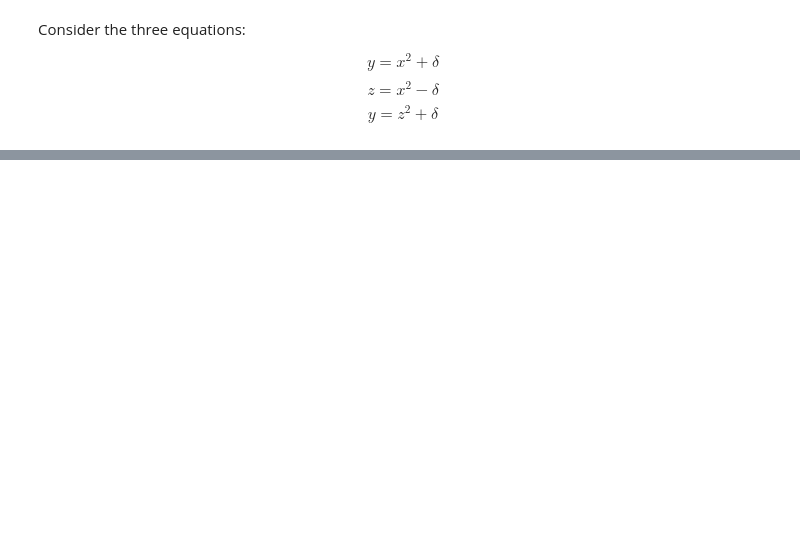
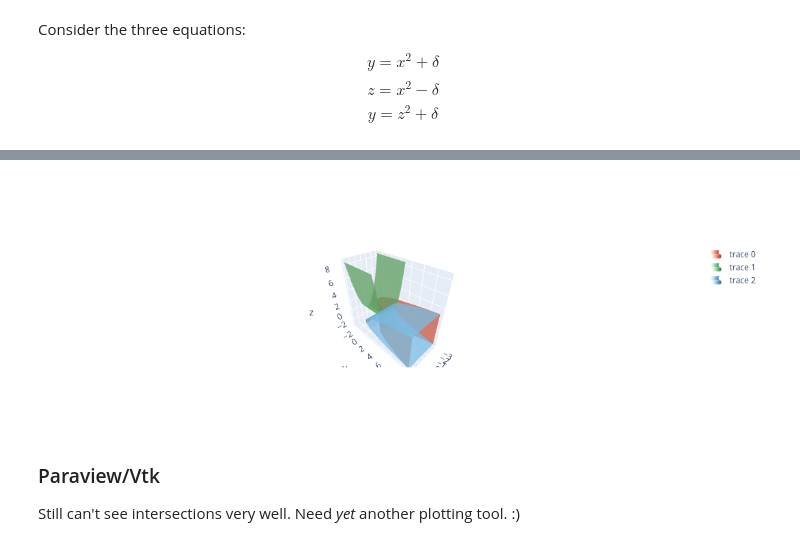
Before and after one commit to inducer/numerics-notes, a Jupyter notebook: demos/nonlinear/Three quadratic functions.ipynb, the cells around one changed output, grey strips where cells are left out. Saved outputs shown, nothing was run; the diff lists cells and outputs as text; code cells hidden in the pictures; blank space fills up the shorter version.

```diff
--- a/demos/nonlinear/Three quadratic functions.ipynb
+++ b/demos/nonlinear/Three quadratic functions.ipynb
@@ -64,3 +72,34 @@ Need better plotting tool.
+# %%
+res = 10
+delta = 0.5
+x, z = np.mgrid[-3:3:res*1j,-3:3:res*1j]
+y = x**2 + delta
+
+
+fig= go.Figure()
+#ax.plot_surface(x, y, z, color="red", cstride=1, rstride=1)
+fig.add_trace(go.Surface(x=x, y=y, z=z, opacity=0.75, showscale=False, surfacecolor=np.ones_like(z),colorscale='reds',showlegend=True))
+
+if 1:
+    y, x = np.mgrid[-3:3:res*1j,-3:3:res*1j]
+    z = x**2 - delta
+
+    #ax.plot_surface(x, y, z, color="green", cstride=1, rstride=1)
+    fig.add_trace(go.Surface(x=x, y=y, z=z, opacity=0.75, showscale=False, surfacecolor=np.ones_like(z),colorscale='greens',showlegend=True))
+
+if 1:
+    x, z = np.mgrid[-3:3:res*1j,-3:3:res*1j]
+    y = z**2 + delta
+
+    #ax.plot_surface(x, y, z, color="blue", cstride=1, rstride=1)
+    fig.add_trace(go.Surface(x=x, y=y, z=z, opacity=0.75, showscale=False, surfacecolor=np.ones_like(z),colorscale='blues', showlegend=True))
+fig.show()
+# %% [output]
+[figure, added]
+# %% [markdown]
+### Paraview/Vtk
+
+Still can't see intersections very well. Need *yet* another plotting tool. :)
 # %%
 !rm -f 1.vts 2.vts 3.vts
 # %%
```
Also changed, not shown: parts of 5 cells of this notebook.
